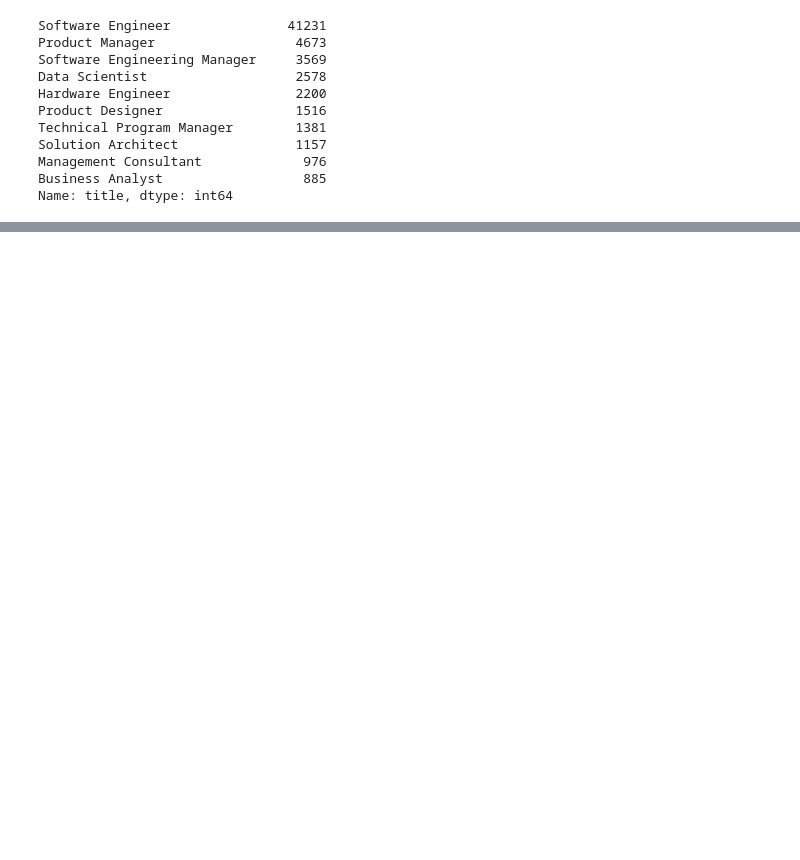
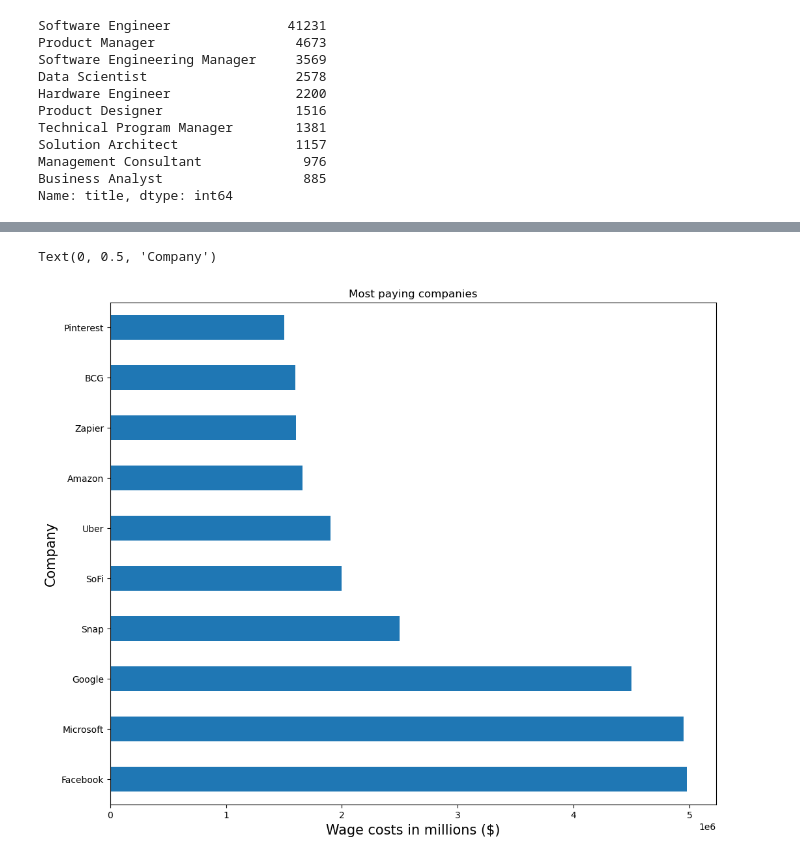
Before and after one commit to danecek2002/AnalyzingTechCompanies, a Jupyter notebook: project.ipynb, the cells around one changed output, grey strips where cells are left out. Cells and saved outputs as stored; diff of their text form; code cells hidden in the pictures; blank space fills up the shorter version.

```diff
--- a/project.ipynb
+++ b/project.ipynb
@@ -123,7 +193,10 @@ plt.show()
 # %%
 #Zjistěme firmy které platí svým zaměstnancům nejvíce peněz
 higest_paying_companies = df[['totalyearlycompensation','company']].groupby(['company']).max().sort_values('totalyearlycompensation',ascending= False).head(10)
-higest_paying_companies.plot.barh(figsize = (12,10, ), legend = False)
+higest_paying_companies.plot.barh(figsize = (12,10), legend = False)
 plt.title('Most paying companies')
 plt.xlabel('Wage costs in millions ($)', size = 15)
 plt.ylabel('Company', size = 15)
+# %% [output]
+Text(0, 0.5, 'Company')
+[figure, added]
```
Also changed, not shown: parts of 14 cells of this notebook.
